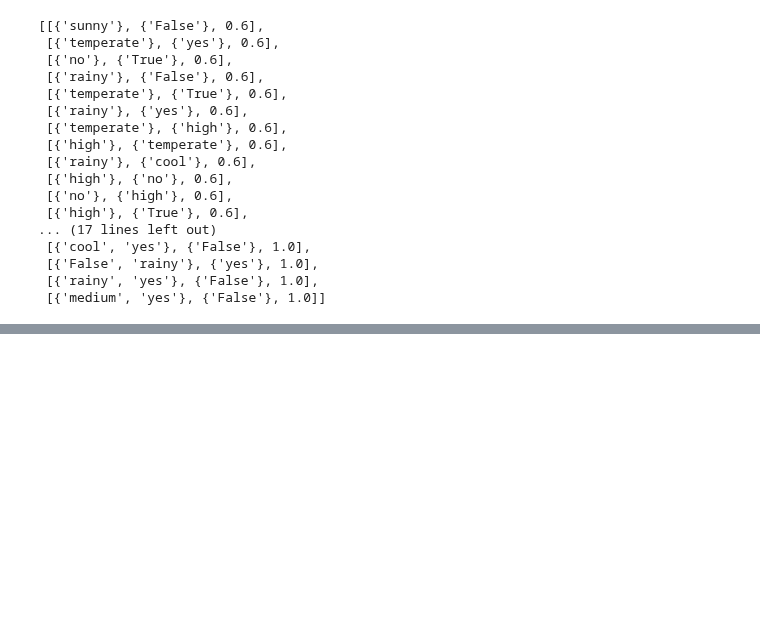
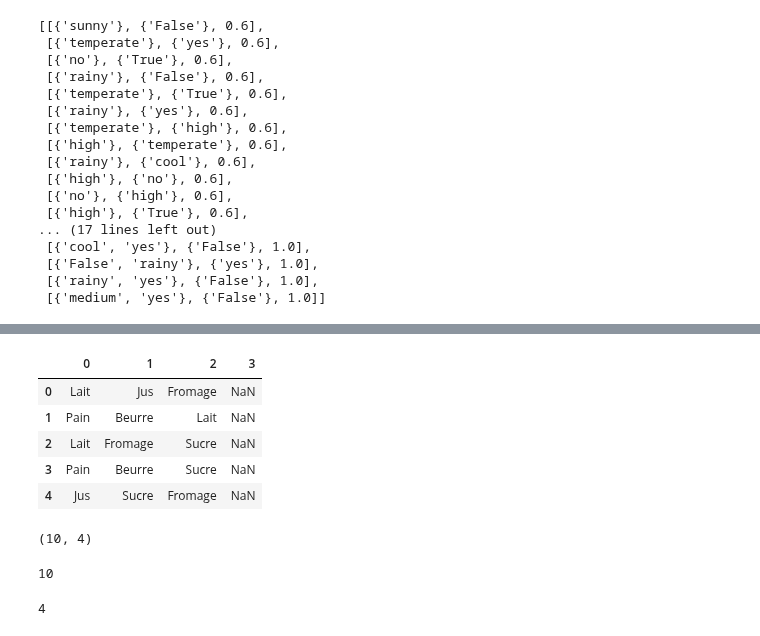
Before and after one commit to GitTeaching/My-Courses, a Jupyter notebook: S2/Data-Mining/Série_TP_2 - Partie 1.ipynb, the cells around one changed output, grey strips where cells are left out. Saved outputs shown, nothing was run; the diff lists cells and outputs as text; code cells hidden in the pictures; blank space fills up the shorter version.

```diff
--- a/S2/Data-Mining/Série_TP_2 - Partie 1.ipynb
+++ b/S2/Data-Mining/Série_TP_2 - Partie 1.ipynb
@@ -370,0 +393,23 @@ rules
+# %%
+df3 = pd.read_excel("TD1_Exercice3.xlsx", header=None)
+# %%
+df3.head()
+# %% [output]
+|  | 0 | 1 | 2 | 3 |
+| 0 | Lait | Jus | Fromage | NaN |
+| 1 | Pain | Beurre | Lait | NaN |
+| 2 | Lait | Fromage | Sucre | NaN |
+| 3 | Pain | Beurre | Sucre | NaN |
+| 4 | Jus | Sucre | Fromage | NaN |
+# %%
+df3.shape
+# %% [output]
+(10, 4)
+# %%
+df3.shape[0]
+# %% [output]
+10
+# %%
+df3.shape[1]
+# %% [output]
+4
```
Also changed, not shown: parts of 15 cells of this notebook.
